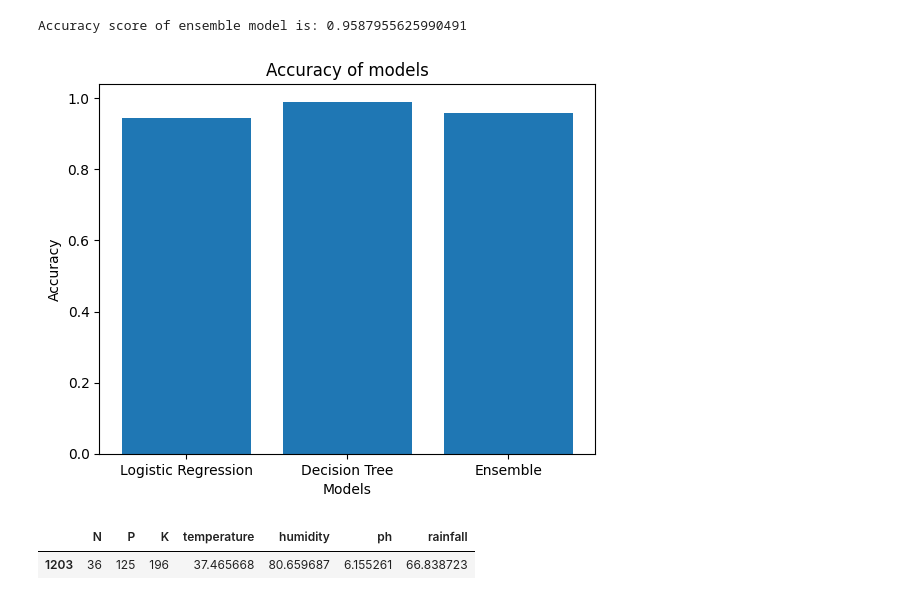
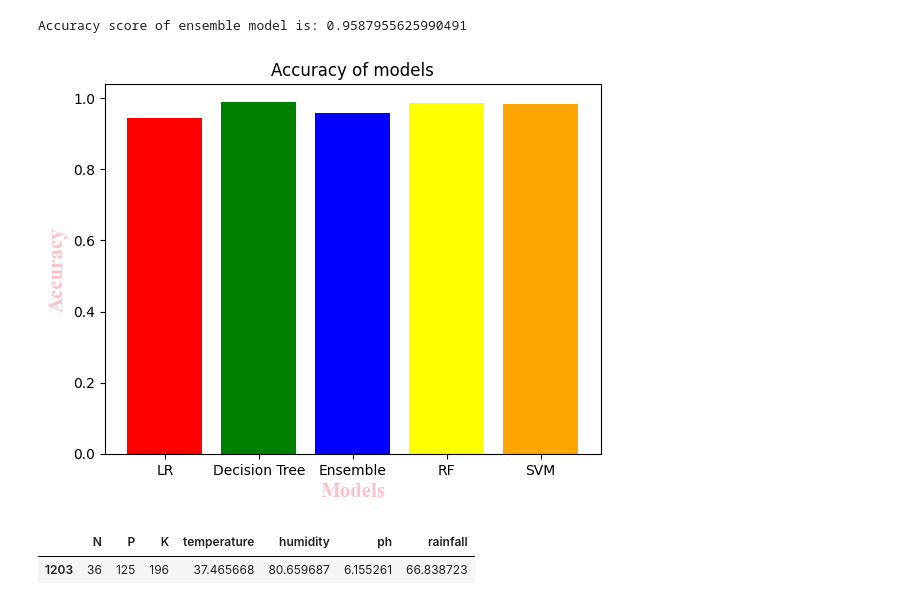
Before and after one commit to prabhjyot009/Crop-recommendation-system, a Jupyter notebook: mainpy.ipynb, the cells around one changed output. Cells and saved outputs as stored; diff of their text form; code cells hidden in the pictures.

```diff
--- a/mainpy.ipynb
+++ b/mainpy.ipynb
@@ -456,0 +502,25 @@ plt.show()
+# %%
+#svm model
+from sklearn.svm import SVC
+classifier_svm = SVC(kernel = 'linear', random_state = 0)
+classifier_svm.fit(X_train, y_train)
+
+y_pred_svm=classifier_svm.predict(X_test)
+
+from sklearn.metrics import accuracy_score
+accuracy= accuracy_score(y_test, y_pred_svm)
+print('SVM Model accuracy score: {0:0.4f}'.format(accuracy_score(y_test, y_pred_svm)))
+
+from sklearn.metrics import classification_report
+print(classification_report(y_test, y_pred_svm))
+
+from sklearn.metrics import confusion_matrix
+cm = confusion_matrix(y_test, y_pred_svm)
+
+plt.figure(figsize=(10,10))
+sns.heatmap(cm, annot=True, fmt=".0f", linewidths=.5, square = True, cmap = 'mako');
+plt.ylabel('Actual label');
+plt.xlabel('Predicted label');
+all_sample_title='Confusion Matrix -score'+str(accuracy_score(y_test, y_pred_svm))
+plt.title(all_sample_title, size = 15);
+plt.show()
@@ -477,15 +566,18 @@ print("Accuracy score of ensemble model is:",accuracy_score(y_test, y_pred_hybri
 Accuracy score of ensemble model is: 0.9587955625990491
 # %%
 #now design bar plot for accuracy score of models used above
-models = ['Logistic Regression', 'Decision Tree', 'Ensemble']
-accuracy = [accuracy_score(y_test, y_pred_lr),accuracy_score(y_test, y_pred_decisiontree),accuracy_score(y_test, y_pred_hybrid)]
-plt.bar(models,accuracy)
-plt.xlabel('Models')
-plt.ylabel('Accuracy')
+models = ['LR', 'Decision Tree', 'Ensemble','RF','SVM']
+accuracy = [accuracy_score(y_test, y_pred_lr),accuracy_score(y_test, y_pred_decisiontree),accuracy_score(y_test, y_pred_hybrid),accuracy_score(y_test, y_pred_rf),accuracy_score(y_test, y_pred_svm)]
+
+#make different color for each model
+colors = ['red', 'green', 'blue', 'yellow','orange']
+plt.bar(models,accuracy,color=colors)
+plt.xlabel('Models',color='pink',fontsize=15,fontweight='bold',horizontalalignment='center',fontname='Times New Roman')
+plt.ylabel('Accuracy',color='pink',fontsize=15,fontweight='bold',horizontalalignment='center',fontname='Times New Roman')
 plt.title('Accuracy of models')
 plt.show()
 # %% [output]
-[figure, old version]
+[figure, new version]
 # %%
 X_test[0:1]
 # %% [output]
```
Also changed, not shown: parts of 3 cells of this notebook.
